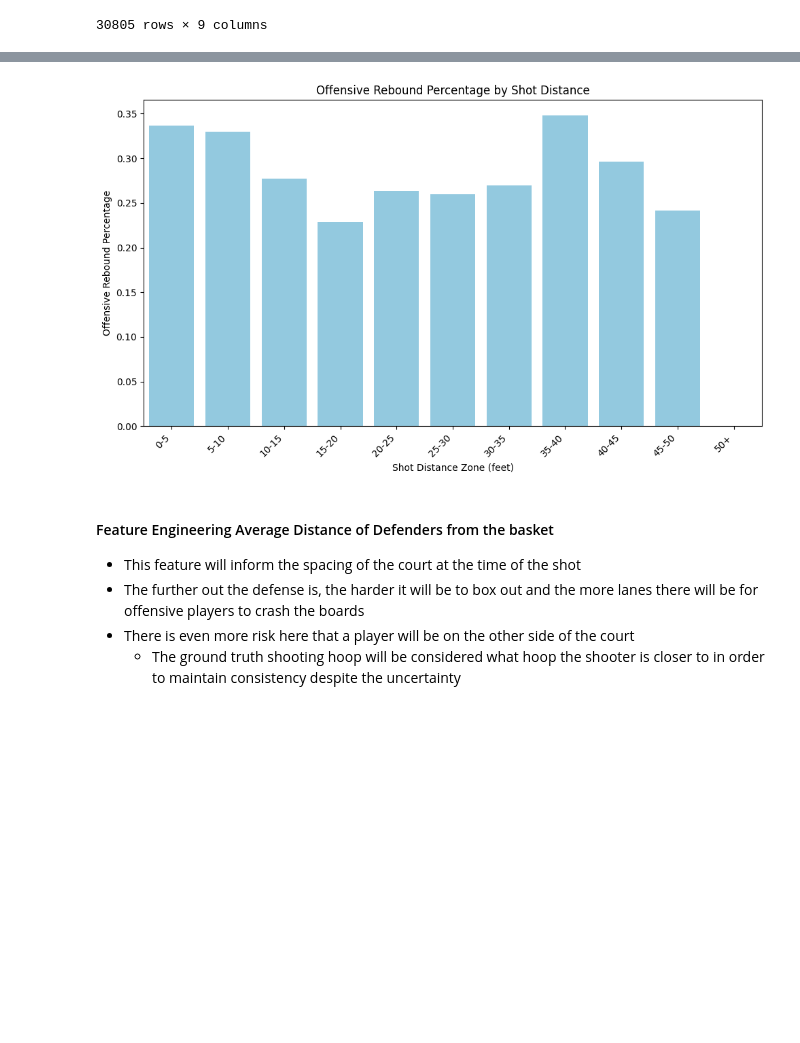
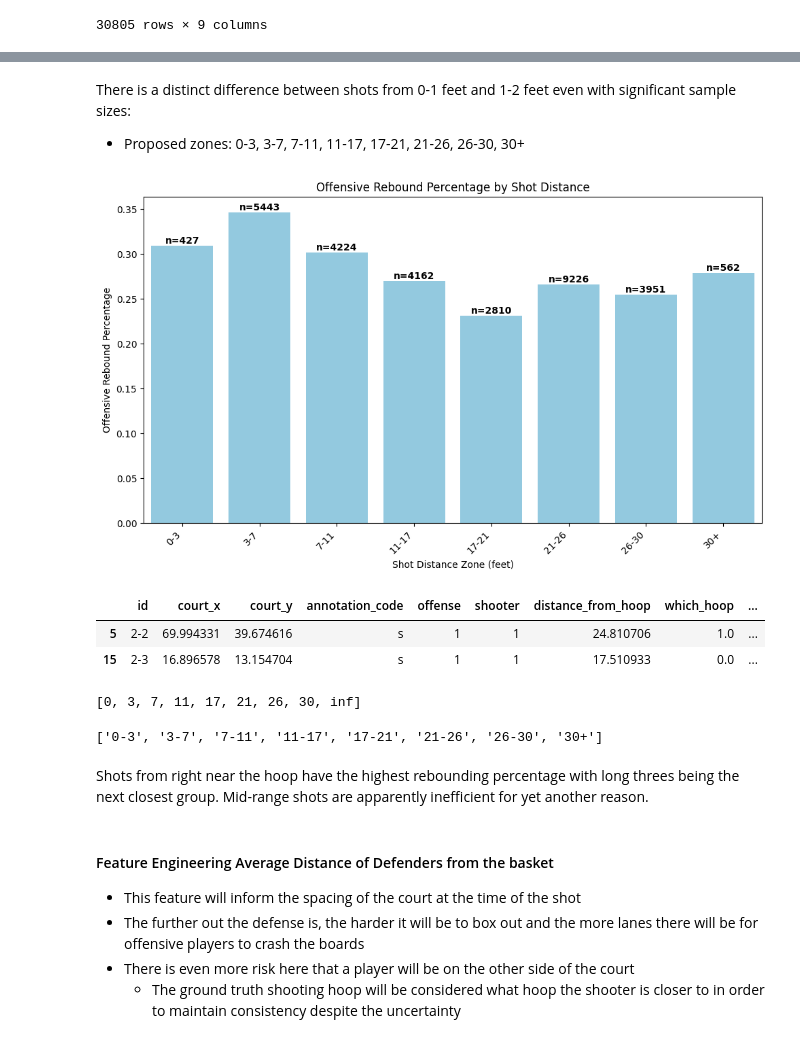
Before and after one commit to timseymour42/shotquality-offensive-rebounding, a Jupyter notebook: orbd_prediction.ipynb, the cells around one changed output, grey strips where cells are left out. Cells and saved outputs as stored; diff of their text form; code cells hidden in the pictures; blank space fills up the shorter version.

Commit message:
engineered closest def to hoop, OHE shooting dists

```diff
--- a/orbd_prediction.ipynb
+++ b/orbd_prediction.ipynb
@@ -196,25 +214,49 @@ shot_distance
+# %% [markdown]
+There is a distinct difference between shots from 0-1 feet and 1-2 feet even with significant sample sizes:
+
+- Proposed zones: 0-3, 3-7, 7-11, 11-17, 17-21, 21-26, 26-30, 30+
 # %%
-import numpy as np
-import pandas as pd
-import seaborn as sns
-import matplotlib.pyplot as plt
+# Categorize each shot into the corresponding zones based on shot distance
 
-# Categorize each shot into the corresponding zones based on shot distance
-shot_distance_bins = [0, 5, 10, 15, 20, 25, 30, 35, 40, 45, 50, np.inf]
-zone_labels = ['0-5', '5-10', '10-15', '15-20', '20-25', '25-30', '30-35', '35-40', '40-45', '45-50', '50+']
+# Define the shot distance bins
+shot_distance_bins = [0, 3, 7, 11, 17, 21, 26, 30, np.inf]
+
+# Define the zone labels accordingly
+zone_labels = ['0-3', '3-7', '7-11', '11-17', '17-21', '21-26', '26-30', '30+']
+
 shot_distance['shot_distance_zone'] = pd.cut(shot_distance['distance_from_hoop'], bins=shot_distance_bins, labels=zone_labels, right=False)
 
-# Calculate the offensive rebound percentage for each shot distance zone
+# Calculate the offensive rebound percentage and sample size for each shot distance zone
 oreb_by_zone = shot_distance.groupby('shot_distance_zone')['oreb'].mean()
+sample_size_by_zone = shot_distance['shot_distance_zone'].value_counts()
 
 # Create the bar graph
 plt.figure(figsize=(10, 6))
 sns.barplot(x=oreb_by_zone.index, y=oreb_by_zone.values, color='skyblue')
 plt.title('Offensive Rebound Percentage by Shot Distance')
 plt.xlabel('Shot Distance Zone (feet)')
 plt.ylabel('Offensive Rebound Percentage')
 plt.xticks(rotation=45, ha='right')
+
+# Add sample size annotations to the bars
+for index, value in enumerate(oreb_by_zone.values):
+    plt.text(index, value, f'n={sample_size_by_zone[oreb_by_zone.index[index]]}', ha='center', va='bottom', fontweight='bold')
+
 plt.tight_layout()
 plt.show()
 # %% [output]
-[figure, old version]
+[figure, new version]
+# %%
+shooter_data_train.head(2)
+# %% [output]
+|  | id | court_x | court_y | annotation_code | offense | shooter | distance_from_hoop | which_hoop | ... |
+| 5 | 2-2 | 69.994331 | 39.674616 | s | 1 | 1 | 24.810706 | 1.0 | ... |
+| 15 | 2-3 | 16.896578 | 13.154704 | s | 1 | 1 | 17.510933 | 0.0 | ... |
+# %%
+shot_distance_bins
+# %% [output]
+[0, 3, 7, 11, 17, 21, 26, 30, inf]
+# %%
+zone_labels
+# %% [output]
+['0-3', '3-7', '7-11', '11-17', '17-21', '21-26', '26-30', '30+']
@@ -221,3 +272,5 @@ plt.show()
+# %% [markdown]
+Shots from right near the hoop have the highest rebounding percentage with long threes being the next closest group. Mid-range shots are apparently inefficient for yet another reason.
 # %% [markdown]
 #### Feature Engineering Average Distance of Defenders from the basket
 - This feature will inform the spacing of the court at the time of the shot
```
Also changed, not shown: parts of 138 cells of this notebook, 1 other file.
